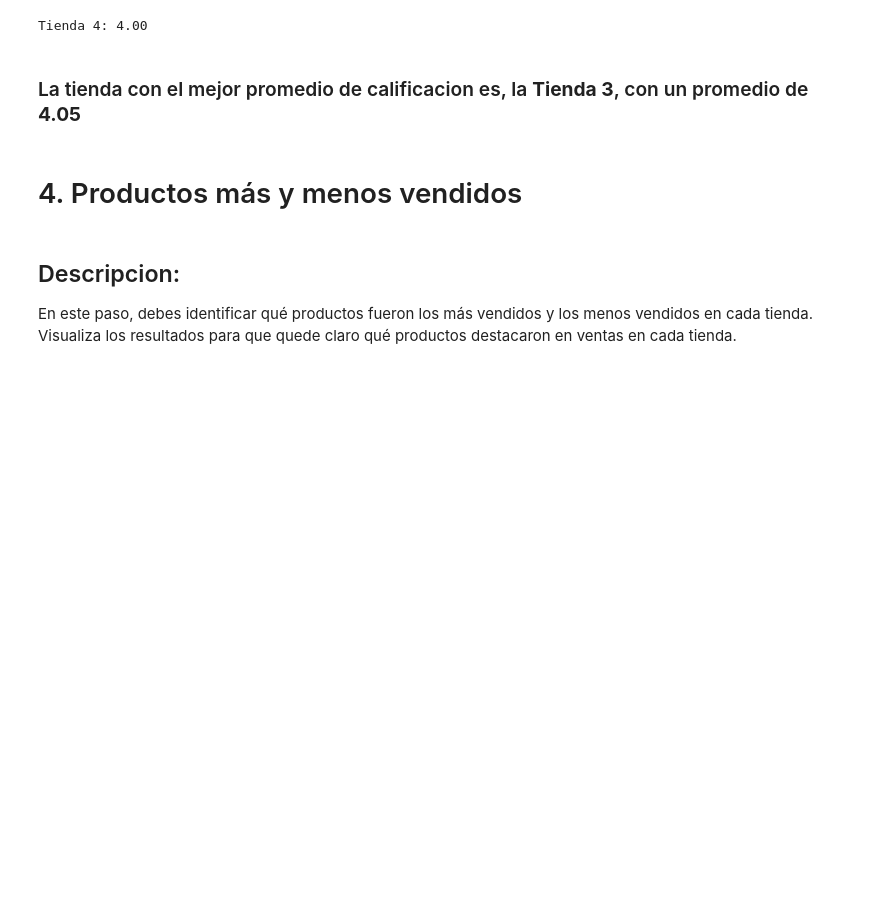
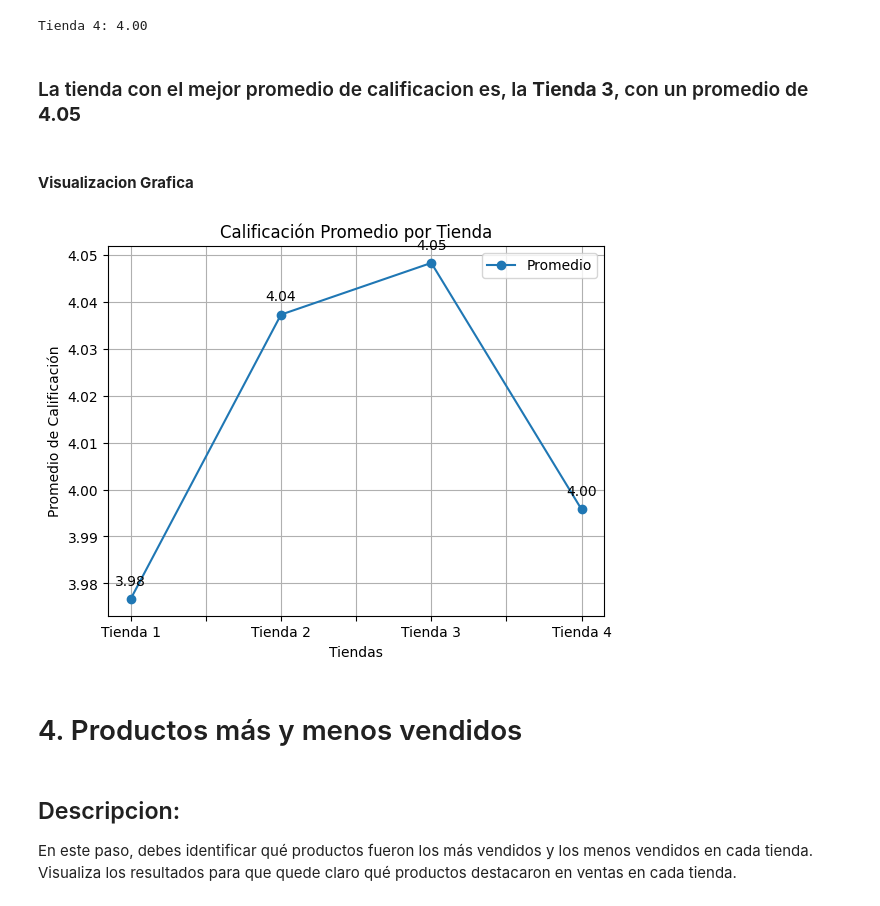
Before and after one commit to jorigo/Challenge-Tienda-de-Juan-DataScience, a Jupyter notebook: Challenge_tienda_juan.ipynb, the cells around one changed output. Drawn from its saved outputs; the diff is of its cells as text; code cells hidden in the pictures; blank space fills up the shorter version.

```diff
--- a/Challenge_tienda_juan.ipynb
+++ b/Challenge_tienda_juan.ipynb
@@ -140,6 +168,29 @@ print(f"Tienda 4: {promedio4:.2f}")
 Tienda 4: 4.00
 # %% [markdown]
 ### La tienda con el mejor promedio de calificacion es, la **Tienda 3**, con un promedio de **4.05**
+# %% [markdown]
+#### **Visualizacion Grafica**
+# %%
+import matplotlib.pyplot as plt
+
+promedio = [promedio1, promedio2, promedio3, promedio4]
+tienda = ['Tienda 1', 'Tienda 2', 'Tienda 3', 'Tienda 4']
+data = {'Tienda': tienda, 'Promedio': promedio}
+df = pd.DataFrame(data)
+
+ax = df.plot(kind='line', x='Tienda', y='Promedio', marker='o')
+
+# Add text labels for each point, using the numerical index 'i' for the x-coordinate
+for i, txt in enumerate(df['Promedio']):
+    ax.annotate(f'{txt:.2f}', (i, txt), textcoords="offset points", xytext=(0,10), ha='center')
+
+plt.title('Calificación Promedio por Tienda')
+plt.xlabel('Tiendas')
+plt.ylabel('Promedio de Calificación')
+plt.grid(True)
+plt.show()
+# %% [output]
+[figure, added]
 # %% [markdown]
 # 4. Productos más y menos vendidos
 # %% [markdown]
```
Also changed, not shown: parts of 9 cells of this notebook.
